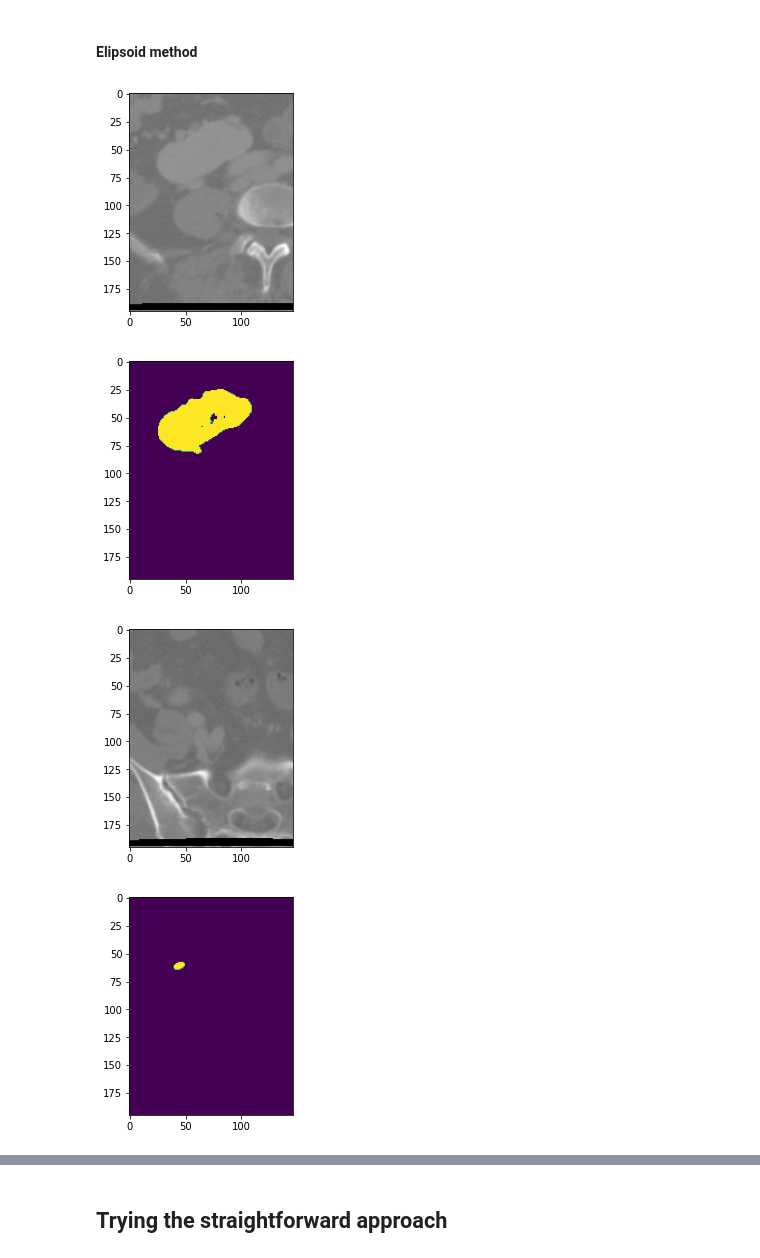
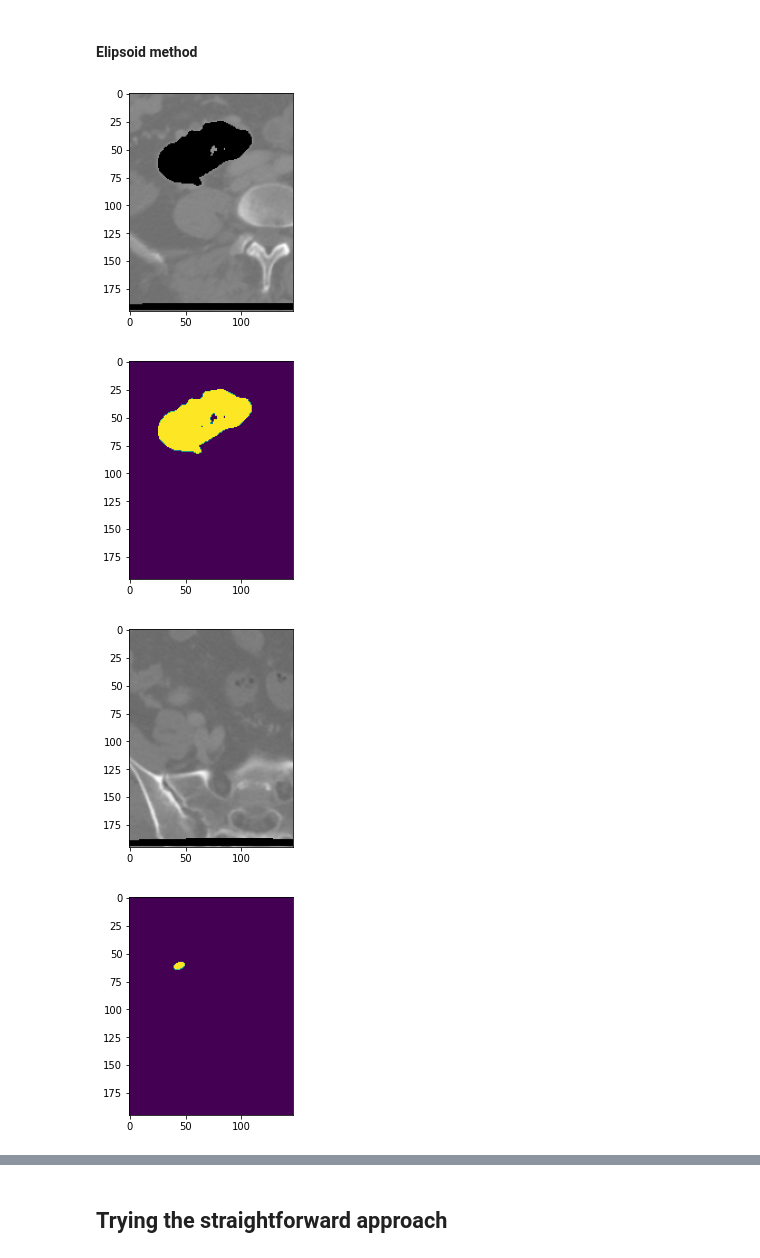
Before and after one commit to wsrtka/kidney_volumetry, a Jupyter notebook: notebooks/methods.ipynb, the cells around one changed output, grey strips where cells are left out. Saved outputs shown, nothing was run; the diff lists cells and outputs as text; code cells hidden in the pictures.

```diff
--- a/notebooks/methods.ipynb
+++ b/notebooks/methods.ipynb
@@ -91,36 +91,37 @@ voxels_volume(image_after, right_seg_after)
 # %%
 max_idx = None
 first_idx = 158
 last_idx = 0
 max_counts = 0
 
 for idx, seg_slice in enumerate(left_seg_after):
     mask = seg_slice == 1
     _, counts = np.unique(mask, return_counts=True)
-    if len(counts) > 1 and counts[1] > max_counts:
-        max_counts = counts[1]
-        max_idx = idx
+    if len(counts) > 1:
+        if counts[1] > max_counts:
+            max_counts = counts[1]
+            max_idx = idx
         if idx < first_idx:
             first_idx = idx
         if idx > max_idx:
             last_idx = idx
 
 plt.imshow(left_after[max_idx, :, :], cmap='gray')
 plt.show()
 plt.imshow(left_seg_after[max_idx, :, :] == 1)
 plt.show()
 
 plt.imshow(left_after[first_idx, :, :], cmap='gray')
 plt.show()
 plt.imshow(left_seg_after[first_idx, :, :] == 1)
 plt.show()
 
 plt.imshow(left_after[last_idx, :, :], cmap='gray')
 plt.show()
 plt.imshow(left_seg_after[last_idx, :, :] == 1)
 plt.show()
 # %% [output]
-[figure, old version]
+[figure, new version]
 [figure]
 [figure]
 [figure]
```
Also changed, not shown: parts of 6 cells of this notebook.
